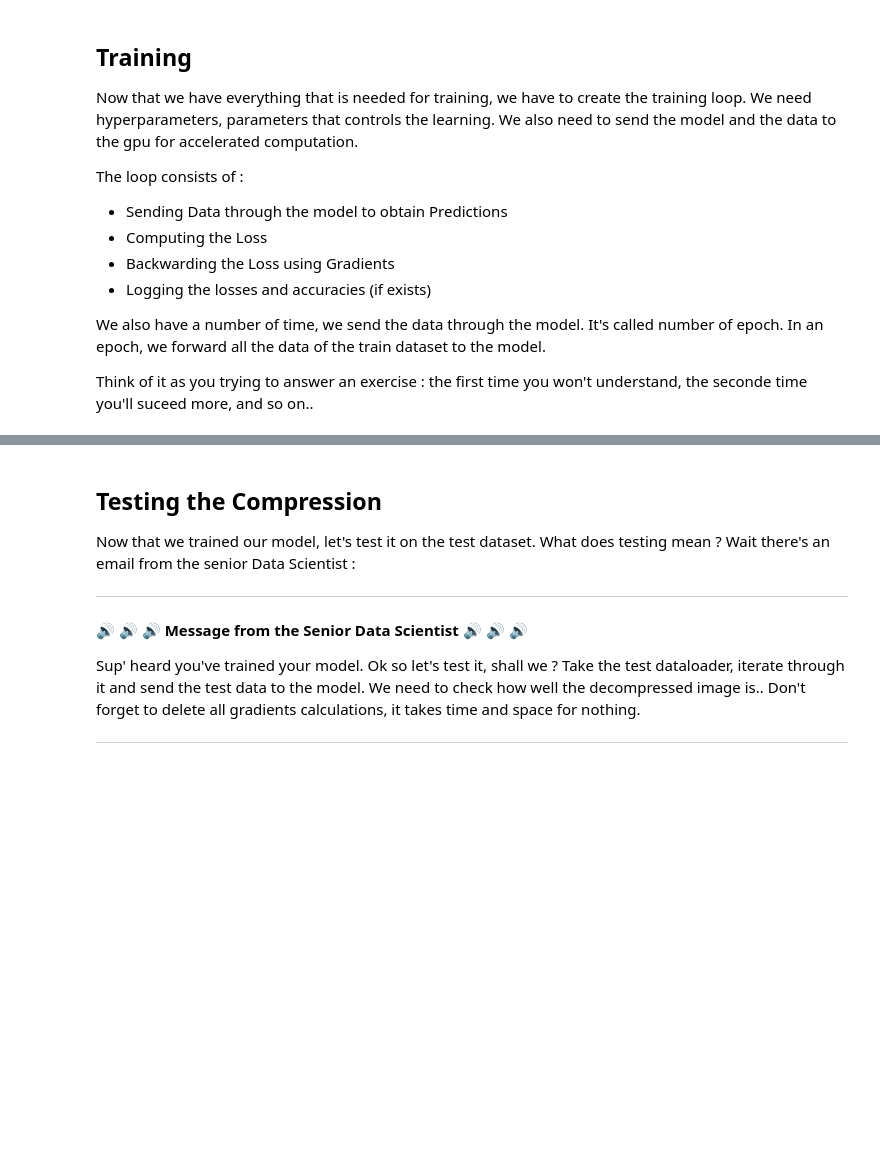
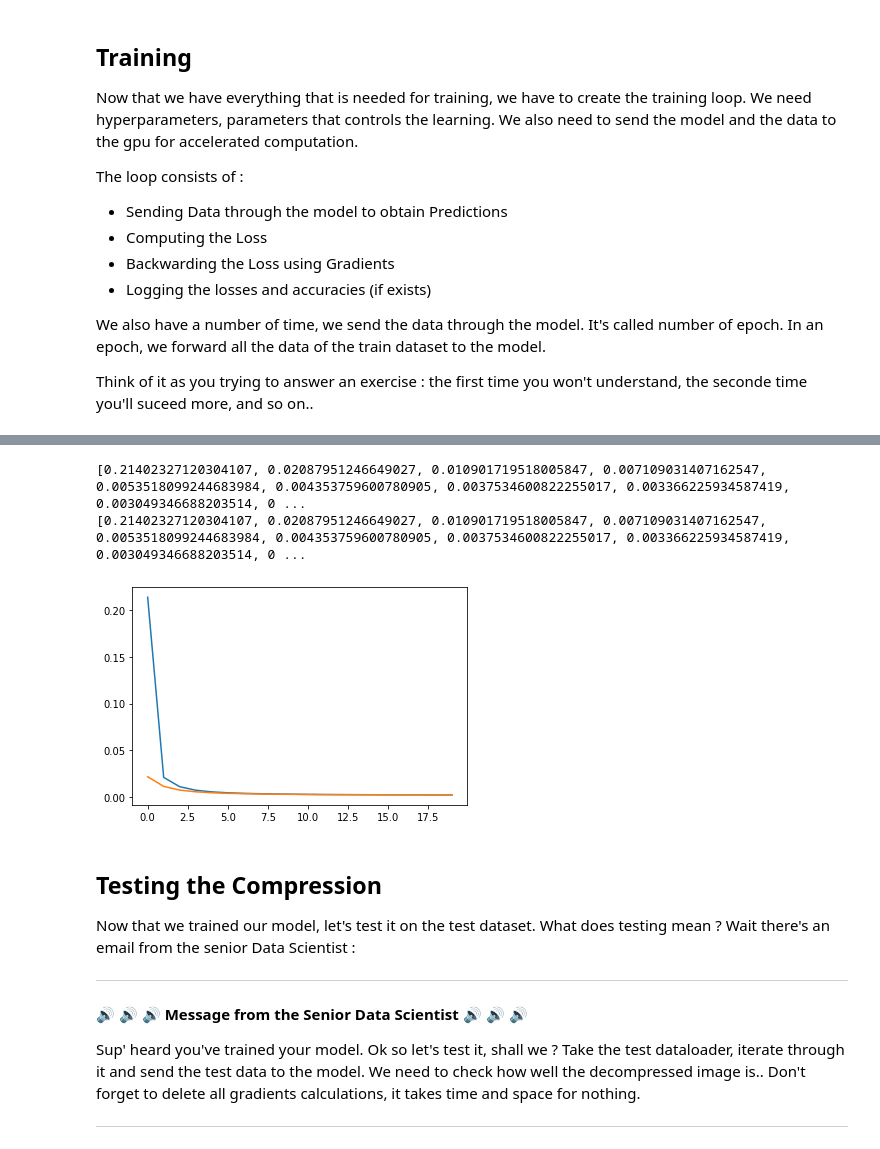
Before and after one commit to thad75/TP-ENSEA-ELEVE, a Jupyter notebook: 2A/Majeure Signal/AutoEncoder.ipynb, the cells around one changed output, grey strips where cells are left out. Drawn from its saved outputs; the diff is of its cells as text; code cells hidden in the pictures; blank space fills up the shorter version.

```diff
--- a/2A/Majeure Signal/AutoEncoder.ipynb
+++ b/2A/Majeure Signal/AutoEncoder.ipynb
@@ -350,37 +408,38 @@ We also have a number of time, we send the data through the model. It's called n
 Think of it as you trying to answer an exercise : the first time you won't understand, the seconde time you'll suceed more, and so on..
 # %%
 # Pre Defined and Useful variables
-device = 'cuda' if torch.cuda.is_available() else 'cpu'
-
+device = 'cuda' if torch.cuda.is_available() else 'cpu' # To send to the gpu
+mini_batches_print = 10 # To print every 10 mini batches
 # TODO : Send the model to the device using .to
 net = model.to(device)
 
 # TODO : Define your number of epochs
 num_epochs = 20
 
+loss_train , loss_val = [], []
 for epoch in range(num_epochs) :
     running_loss_t,running_loss_v = 0.0, 0.0
-
     # TODO : Create your Training Loop
     for i, data in enumerate(train_loader, 0):
         # TODO : load the data into two variables
         image, label = data
         # TODO : reshape the input image so that it fit the input layers neuron numbers. Don't forget the Batch Size, the 1rst dimension must always be the Batch Size
-        image, label = data[0].view(data[0].shape[0],-1).to(device), data[1]
+        image_reshaped, label = image.view(image.shape[0],-1).to(device), data[1]
         optimizer.zero_grad()
         # TODO : send the image to the model
-        outputs = net(image)
+        outputs = net(image_reshaped)
         # TODO/Questions : Do we need to reshape the input image ? If yes, reshape the image
-        outputs = outputs.view(data[0].shape)
+        outputs = outputs.view(image.shape)
         # TODO : Compute the loss
-        loss = criterion(outputs, data[0].to(device))
+        loss = criterion(outputs, image.to(device))
+
         loss.backward()
         optimizer.step()
         running_loss_t += loss.item()
-        if i == 50:
-          running_loss_t= running_loss_t/50
-          print('training loss is :',loss)
-
+        if i == mini_batches_print :
+          running_loss_t= running_loss_t/mini_batches_print
+          print('training loss is :',running_loss_t)
+          loss_train.append(running_loss_t)
     # TODO : Create your Validation Loop
     with torch.no_grad():
       for i, data in enumerate(val_loader, 0):
@@ -389,7 +448,9 @@ for epoch in range(num_epochs) :
         outputs = net(image)
         outputs = outputs.view(data[0].shape)
         loss = criterion(outputs, data[0].to(device))
+
         running_loss_v += loss.item()
-        if i == 50:
-            running_loss_v= running_loss_v/50
-            print('validation loss is :',loss)
+        if i == mini_batches_print :
+            running_loss_v= running_loss_v/mini_batches_print
+            print('validation loss is :',running_loss_v)
+            loss_val.append(running_loss_v)
@@ -396,3 +480,13 @@ for epoch in range(num_epochs) :
+# %%
+# TODO : plot the train and val loss on the same graph using matplotlib.pyplot
+
+plt.plot(loss_train)
+plt.plot(loss_val)
+plt.show()
+# %% [output]
+[0.21402327120304107, 0.02087951246649027, 0.010901719518005847, 0.007109031407162547, 0.0053518099244683984, 0.004353759600780905, 0.0037534600822255017, 0.003366225934587419, 0.003049346688203514, 0 ...
+[0.21402327120304107, 0.02087951246649027, 0.010901719518005847, 0.007109031407162547, 0.0053518099244683984, 0.004353759600780905, 0.0037534600822255017, 0.003366225934587419, 0.003049346688203514, 0 ...
+[figure, added]
 # %% [markdown]
 ## Testing the Compression
 
```
Also changed, not shown: parts of 30 cells of this notebook.
